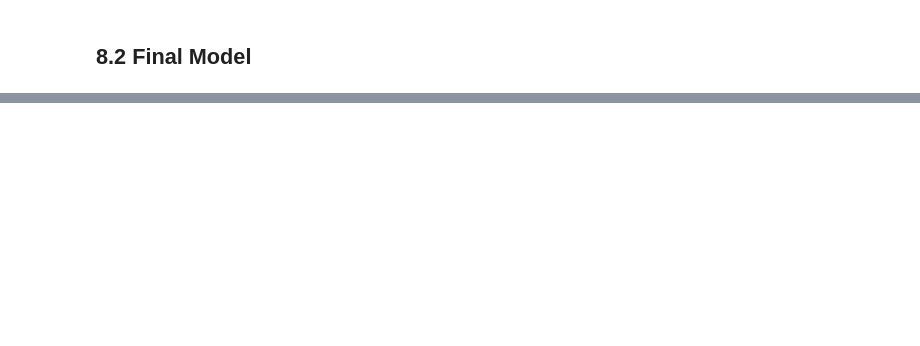
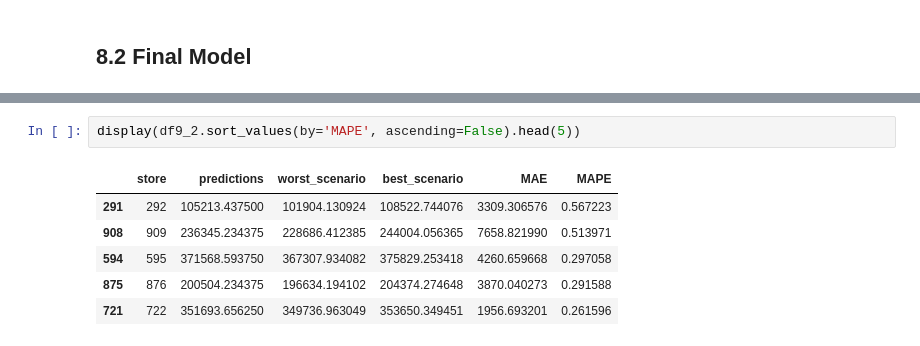
Before and after one commit to mmuriloj/Rossmann-Store-Sales, a Jupyter notebook: m08_v01_salesPrediction.ipynb, the cells around one changed output, grey strips where cells are left out. Drawn from its saved outputs; the diff is of its cells as text; blank space fills up the shorter version.

```diff
--- a/m08_v01_salesPrediction.ipynb
+++ b/m08_v01_salesPrediction.ipynb
@@ -1181,0 +1215,9 @@ xgb_result_tuned
+# %%
+display(df9_2.sort_values(by='MAPE', ascending=False).head(5))
+# %% [output]
+|  | store | predictions | worst_scenario | best_scenario | MAE | MAPE |
+| 291 | 292 | 105213.437500 | 101904.130924 | 108522.744076 | 3309.306576 | 0.567223 |
+| 908 | 909 | 236345.234375 | 228686.412385 | 244004.056365 | 7658.821990 | 0.513971 |
+| 594 | 595 | 371568.593750 | 367307.934082 | 375829.253418 | 4260.659668 | 0.297058 |
+| 875 | 876 | 200504.234375 | 196634.194102 | 204374.274648 | 3870.040273 | 0.291588 |
+| 721 | 722 | 351693.656250 | 349736.963049 | 353650.349451 | 1956.693201 | 0.261596 |
```
Also changed, not shown: parts of 25 cells of this notebook.
